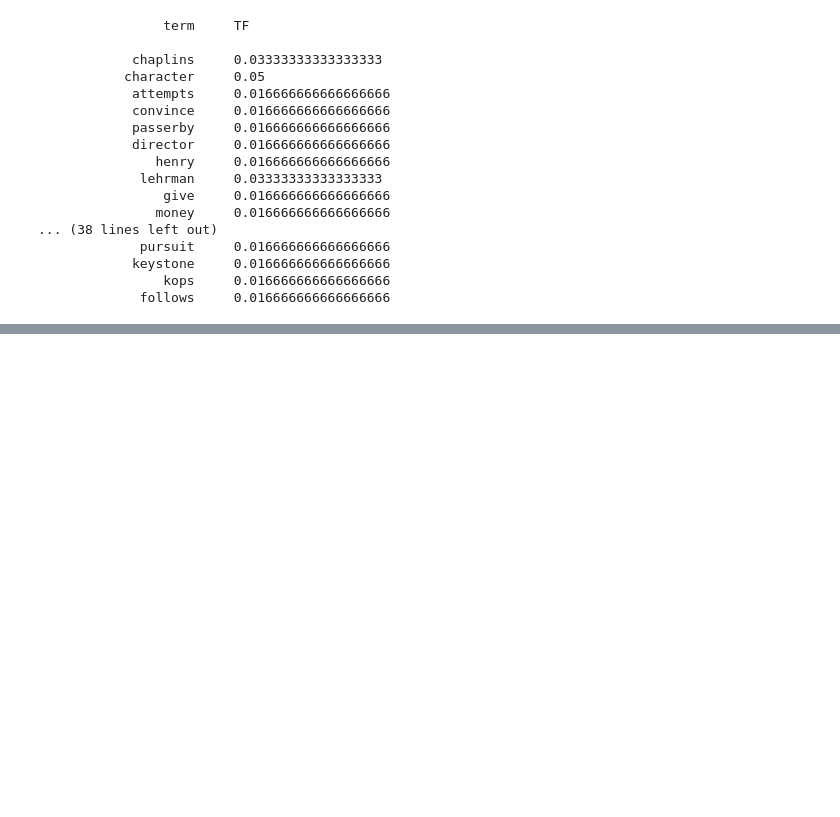
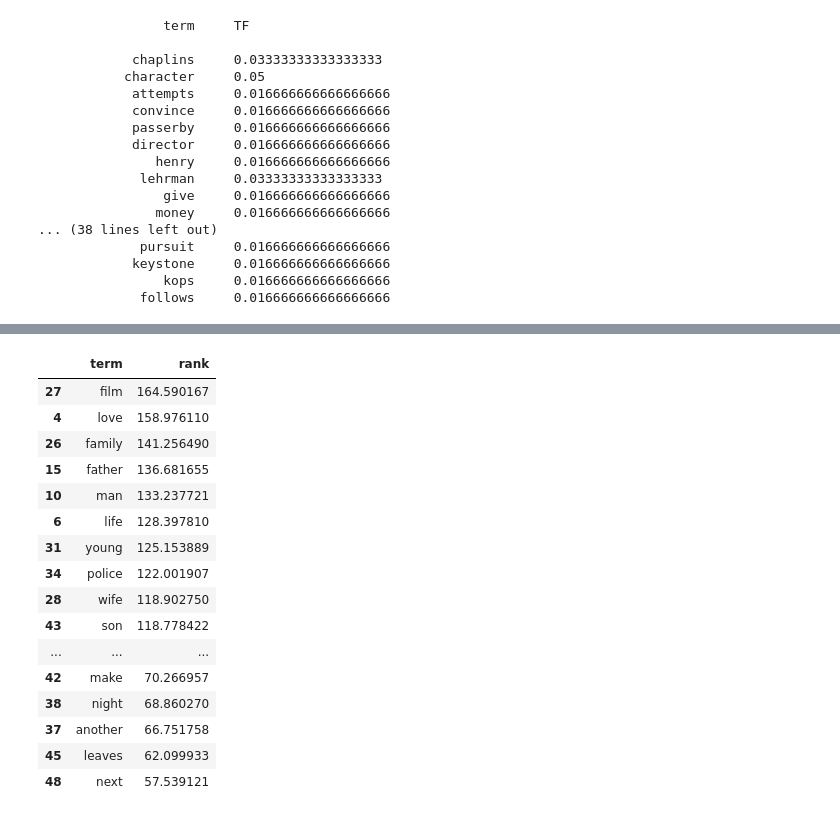
Before and after one commit to NadyaTambunan/TASI-2122-108_TF-IDF-vs-TF-IDF-Group, a Jupyter notebook: implementasi/TF-IDF.ipynb, the cells around one changed output, grey strips where cells are left out. Saved outputs shown, nothing was run; the diff lists cells and outputs as text; code cells hidden in the pictures; blank space fills up the shorter version.

```diff
--- a/implementasi/TF-IDF.ipynb
+++ b/implementasi/TF-IDF.ipynb
@@ -285,0 +370,22 @@ for key in dataset_2["TF_dict"][index]:
+# %%
+# sort descending by value for DF dictionary
+sorted_DF = sorted(DF.items(), key=lambda kv: kv[1], reverse=True)[:50]
+
+# Create a list of unique words from sorted dictionay `sorted_DF`
+unique_term = [item[0] for item in sorted_DF]
+
+def calc_TF_IDF_Vec(__TF_IDF_Dict):
+    TF_IDF_vector = [0.0] * len(unique_term)
+
+    # For each unique word, if it is in the review, store its TF-IDF value.
+    for i, term in enumerate(unique_term):
+        if term in __TF_IDF_Dict:
+            TF_IDF_vector[i] = __TF_IDF_Dict[term]
+    return TF_IDF_vector
+
+dataset_2["TF_IDF_Vec"] = dataset_2["TF-IDF_dict"].apply(calc_TF_IDF_Vec)
+
+print("print first row matrix TF_IDF_Vec Series\n")
+print(dataset_2["TF_IDF_Vec"][0])
+
+print("\nmatrix size : ", len(dataset_2["TF_IDF_Vec"][0]))
@@ -285,0 +398,32 @@ for key in dataset_2["TF_dict"][index]:
+# %%
+# Convert Series to List
+TF_IDF_Vec_List = np.array(dataset_2["TF_IDF_Vec"].to_list())
+
+# Sum element vector in axis=0
+sums = TF_IDF_Vec_List.sum(axis=0)
+
+data = []
+
+for col, term in enumerate(unique_term):
+    data.append((term, sums[col]))
+
+ranking = pd.DataFrame(data, columns=['term', 'rank'])
+ranking.sort_values('rank', ascending=False)
+# %% [output]
+|  | term | rank |
+| 27 | film | 164.590167 |
+| 4 | love | 158.976110 |
+| 26 | family | 141.256490 |
+| 15 | father | 136.681655 |
+| 10 | man | 133.237721 |
+| 6 | life | 128.397810 |
+| 31 | young | 125.153889 |
+| 34 | police | 122.001907 |
+| 28 | wife | 118.902750 |
+| 43 | son | 118.778422 |
+| ... | ... | ... |
+| 42 | make | 70.266957 |
+| 38 | night | 68.860270 |
+| 37 | another | 66.751758 |
+| 45 | leaves | 62.099933 |
+| 48 | next | 57.539121 |
```
Also changed, not shown: parts of 7 cells of this notebook, 1 other file.
